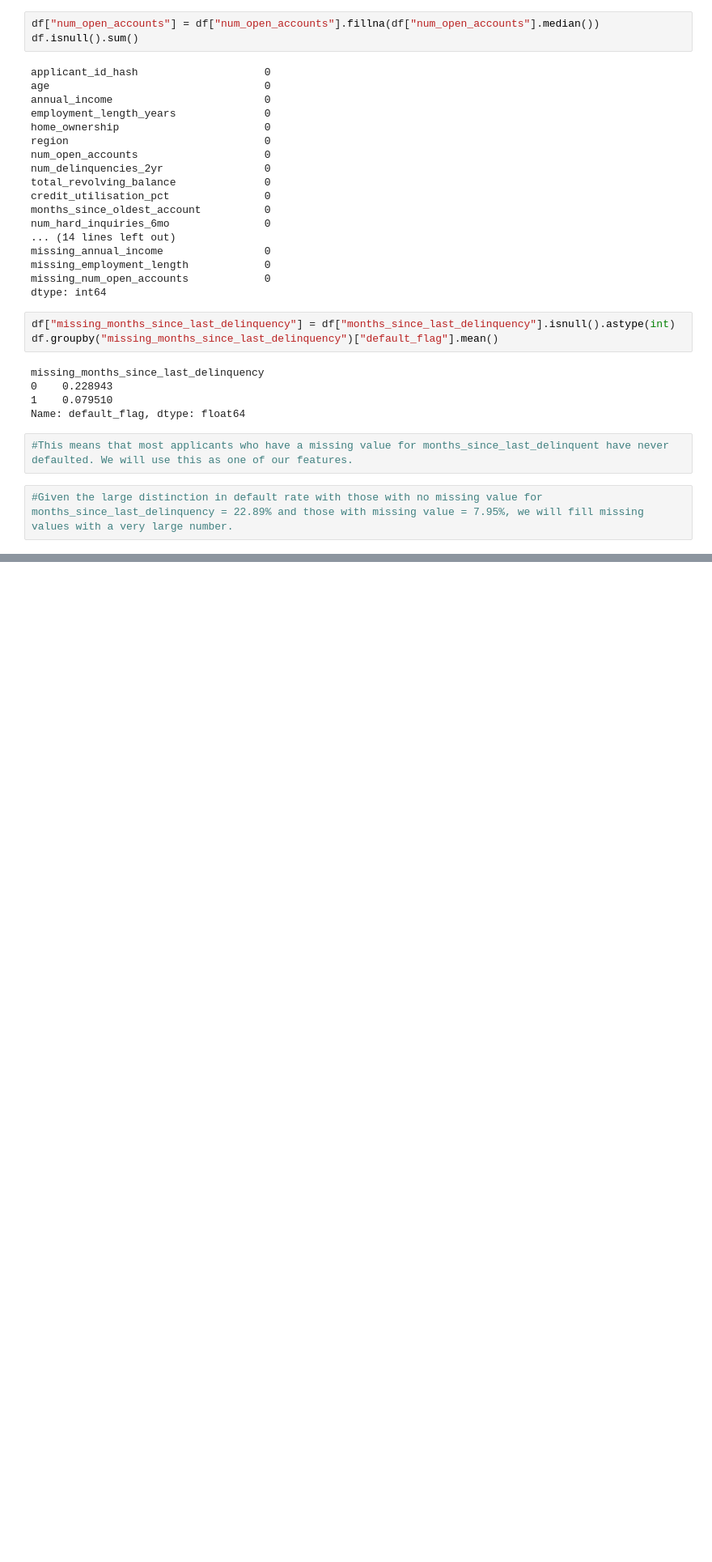
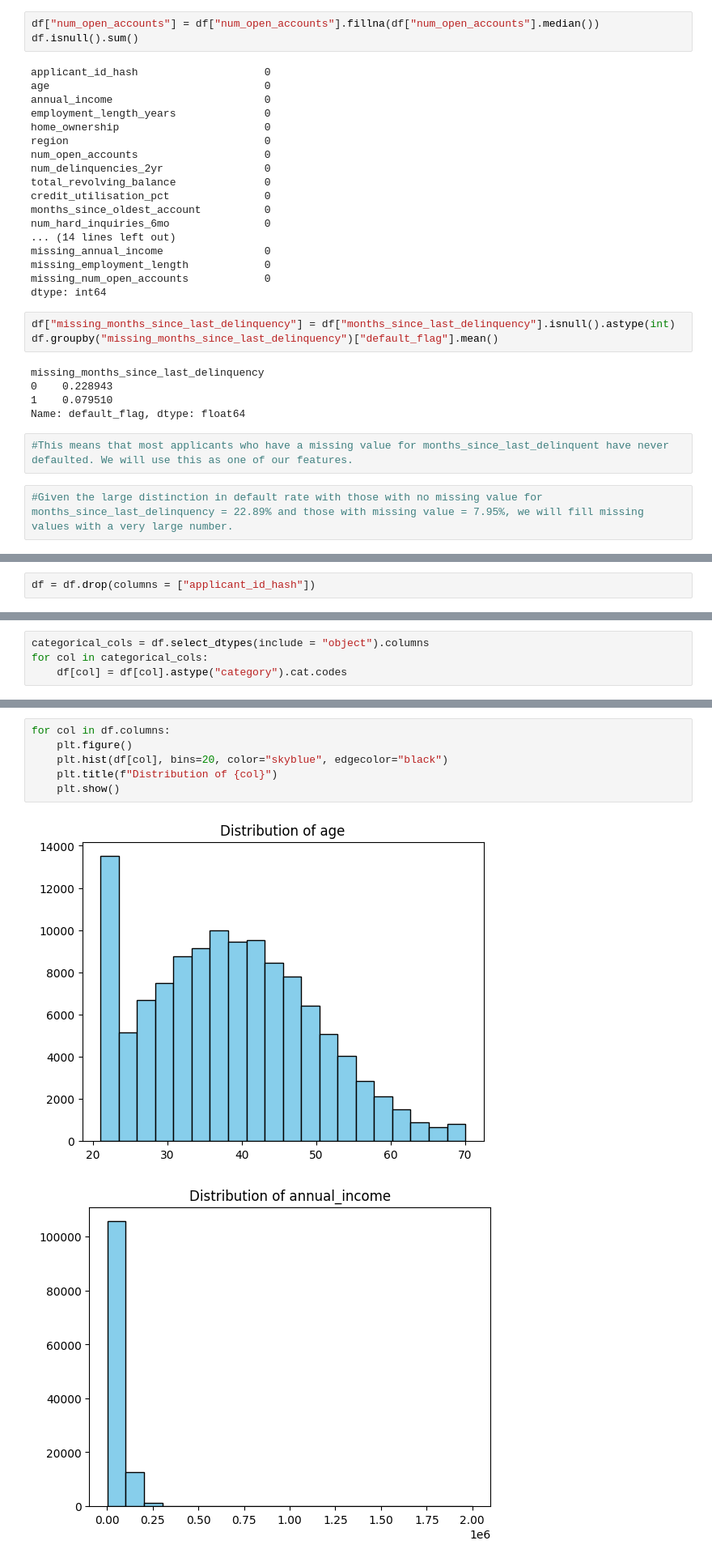
Before and after one commit to mphomutchinya/Robust-interactive-credit-model, a Jupyter notebook: notebooks/eda.ipynb, the cells around one changed output, grey strips where cells are left out. Shown at 81% size. Cells and saved outputs as stored; diff of their text form; blank space fills up the shorter version.

```diff
--- a/notebooks/eda.ipynb
+++ b/notebooks/eda.ipynb
@@ -328,0 +438,2 @@ df.isnull().sum()
+# %%
+df = df.drop(columns = ["applicant_id_hash"])
@@ -328,0 +444,4 @@ df.isnull().sum()
+# %%
+categorical_cols = df.select_dtypes(include = "object").columns
+for col in categorical_cols:
+    df[col] = df[col].astype("category").cat.codes
@@ -328,0 +461,9 @@ df.isnull().sum()
+# %%
+for col in df.columns:
+    plt.figure()
+    plt.hist(df[col], bins=20, color="skyblue", edgecolor="black")
+    plt.title(f"Distribution of {col}")
+    plt.show()
+# %% [output]
+[figure, added]
+[figure, added]
```
Also changed, not shown: parts of 14 cells of this notebook.
